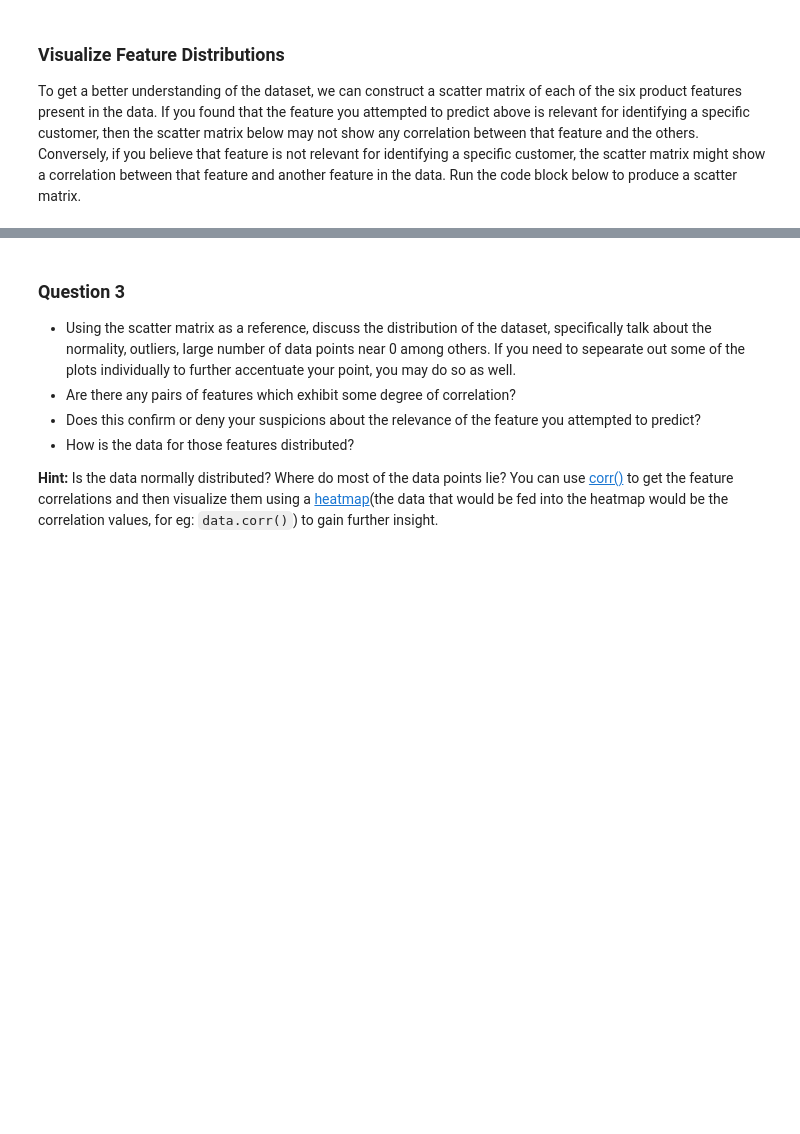
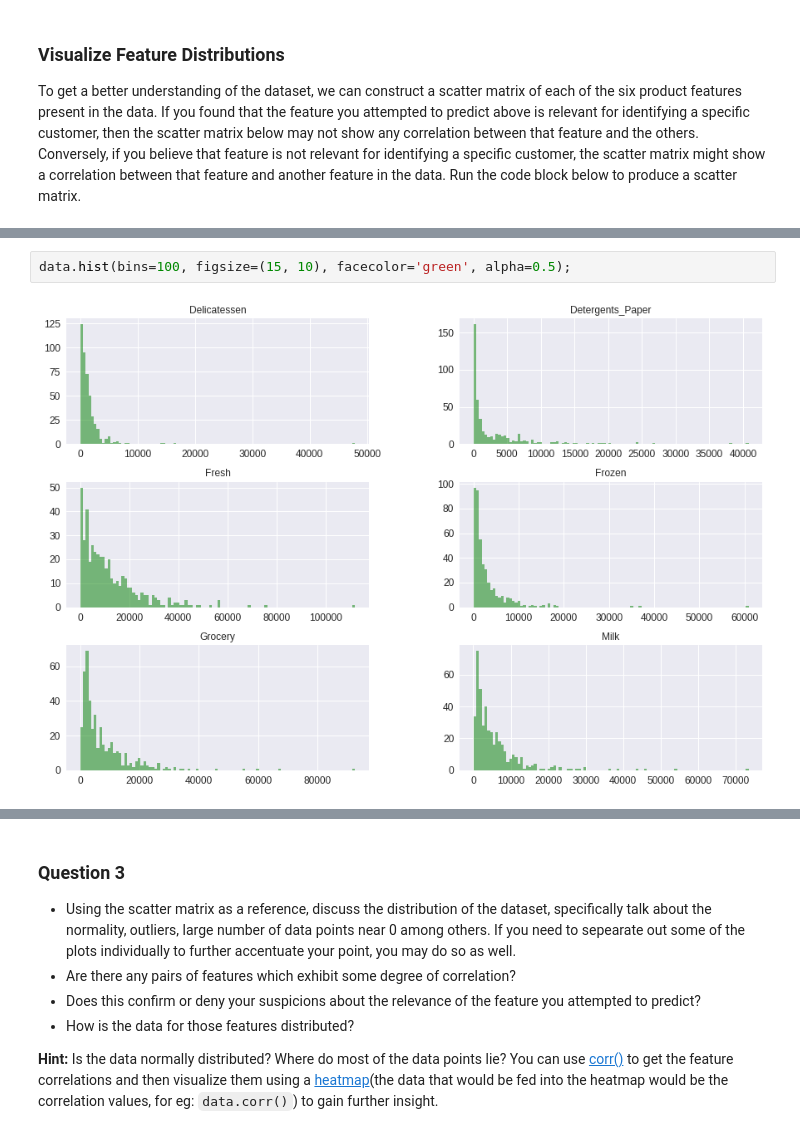
Before and after one commit to ronaldokun/Machine-Learning-Projects, a Jupyter notebook: projects/customer_segments/customer_segments.ipynb, the cells around one changed output, grey strips where cells are left out. Drawn from its saved outputs; the diff is of its cells as text; blank space fills up the shorter version.

```diff
--- a/projects/customer_segments/customer_segments.ipynb
+++ b/projects/customer_segments/customer_segments.ipynb
@@ -223,0 +233,4 @@ pd.scatter_matrix(data, alpha = 0.3, figsize = (14,8), diagonal = 'kde');
+# %%
+data.hist(bins=100, figsize=(15, 10), facecolor='green', alpha=0.5);
+# %% [output]
+[figure, added]
```
Also changed, not shown: parts of 11 cells of this notebook.
